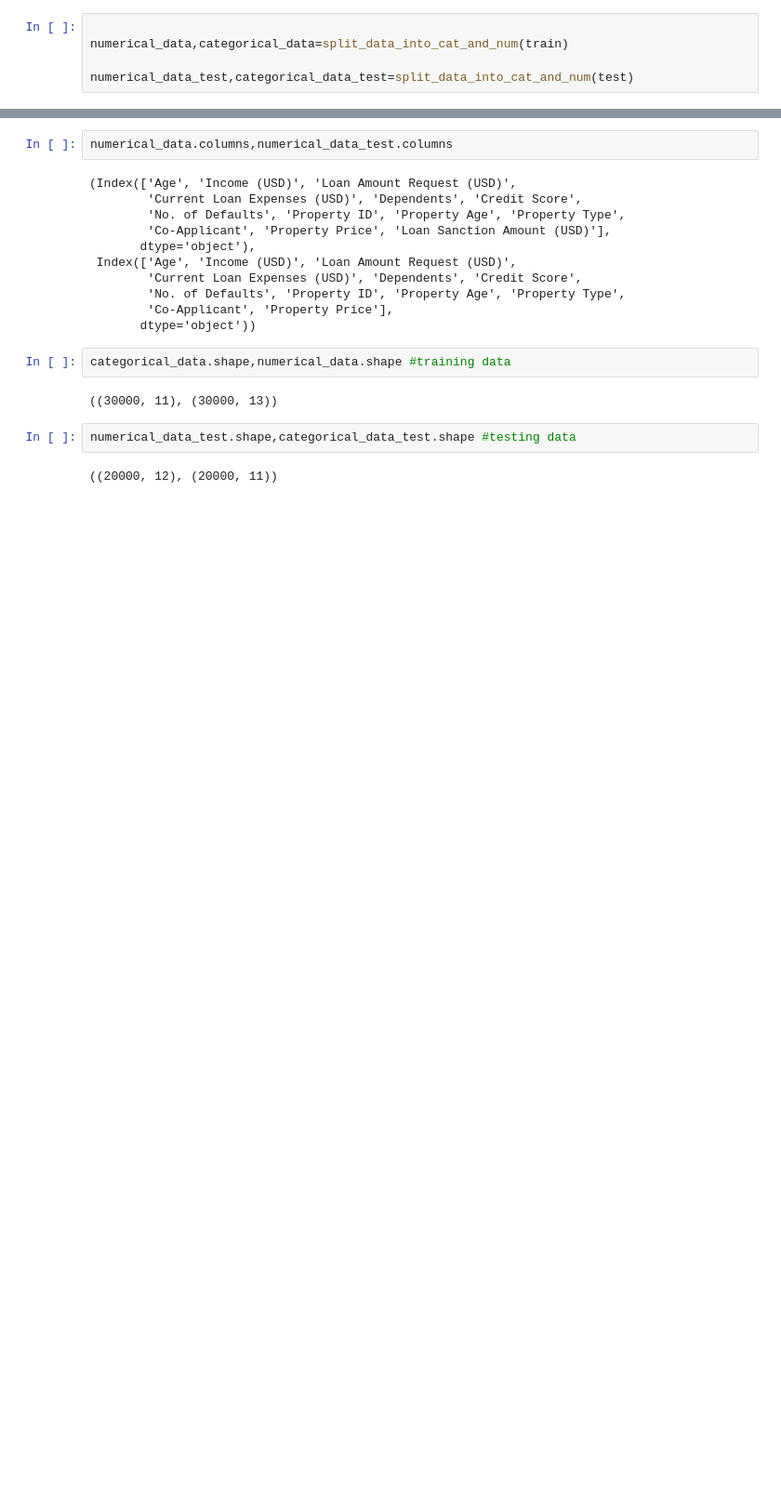
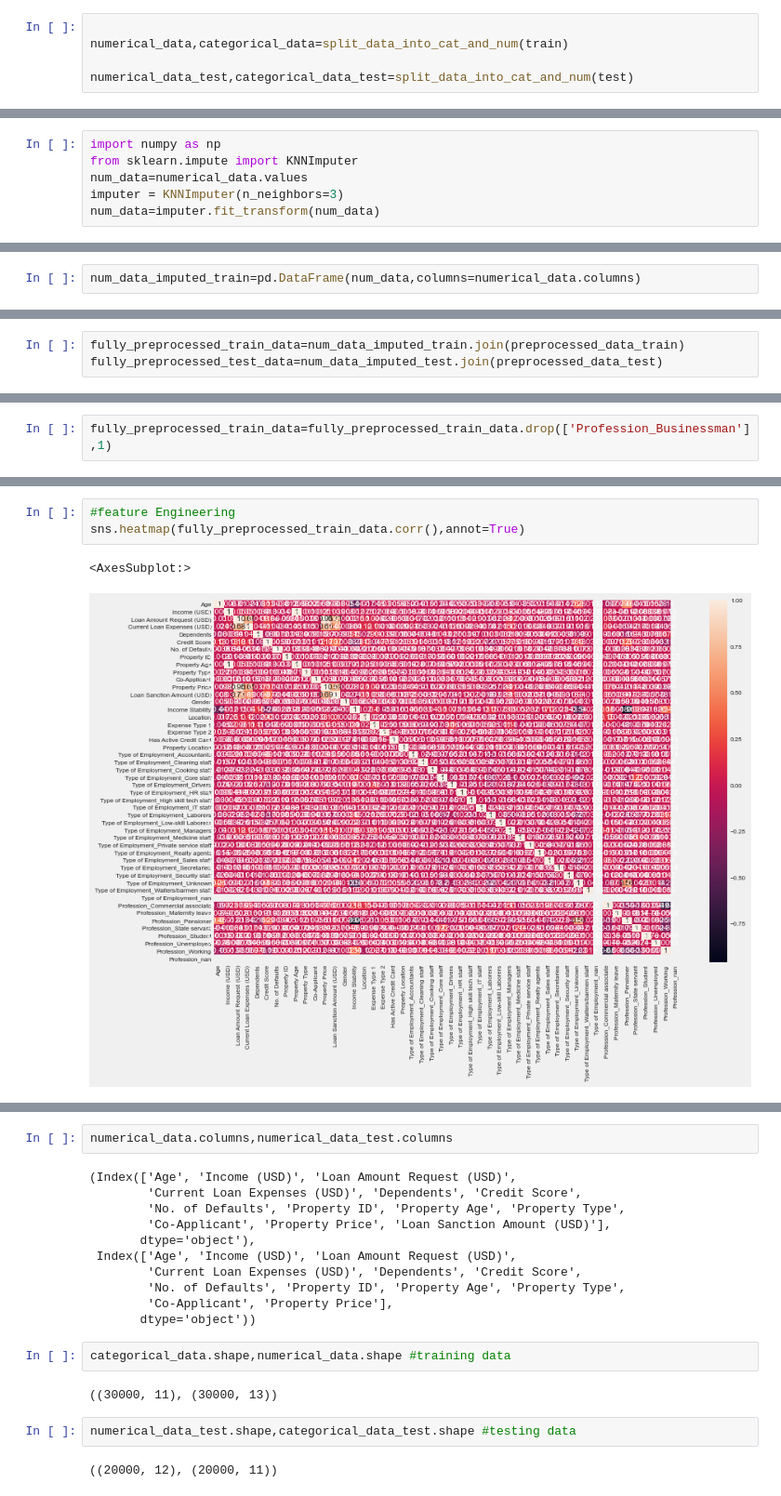
Before and after one commit to imsajidsaif/Projects, a Jupyter notebook: Cipla_DataScience_Hiring (1).ipynb, the cells around one changed output, grey strips where cells are left out. Shown at 93% size. Saved outputs shown, nothing was run; the diff lists cells and outputs as text; blank space fills up the shorter version.

```diff
--- a/Cipla_DataScience_Hiring (1).ipynb
+++ b/Cipla_DataScience_Hiring (1).ipynb
@@ -170,0 +411,6 @@ numerical_data_test,categorical_data_test=split_data_into_cat_and_num(test)
+# %%
+import numpy as np
+from sklearn.impute import KNNImputer
+num_data=numerical_data.values
+imputer = KNNImputer(n_neighbors=3)
+num_data=imputer.fit_transform(num_data)
@@ -170,0 +423,2 @@ numerical_data_test,categorical_data_test=split_data_into_cat_and_num(test)
+# %%
+num_data_imputed_train=pd.DataFrame(num_data,columns=numerical_data.columns)
@@ -170,0 +427,3 @@ numerical_data_test,categorical_data_test=split_data_into_cat_and_num(test)
+# %%
+fully_preprocessed_train_data=num_data_imputed_train.join(preprocessed_data_train)
+fully_preprocessed_test_data=num_data_imputed_test.join(preprocessed_data_test)
@@ -170,0 +436,2 @@ numerical_data_test,categorical_data_test=split_data_into_cat_and_num(test)
+# %%
+fully_preprocessed_train_data=fully_preprocessed_train_data.drop(['Profession_Businessman'],1)
@@ -170,0 +448,6 @@ numerical_data_test,categorical_data_test=split_data_into_cat_and_num(test)
+# %%
+#feature Engineering
+sns.heatmap(fully_preprocessed_train_data.corr(),annot=True)
+# %% [output]
+<AxesSubplot:>
+[figure, added]
```
Also changed, not shown: parts of 71 cells of this notebook.
